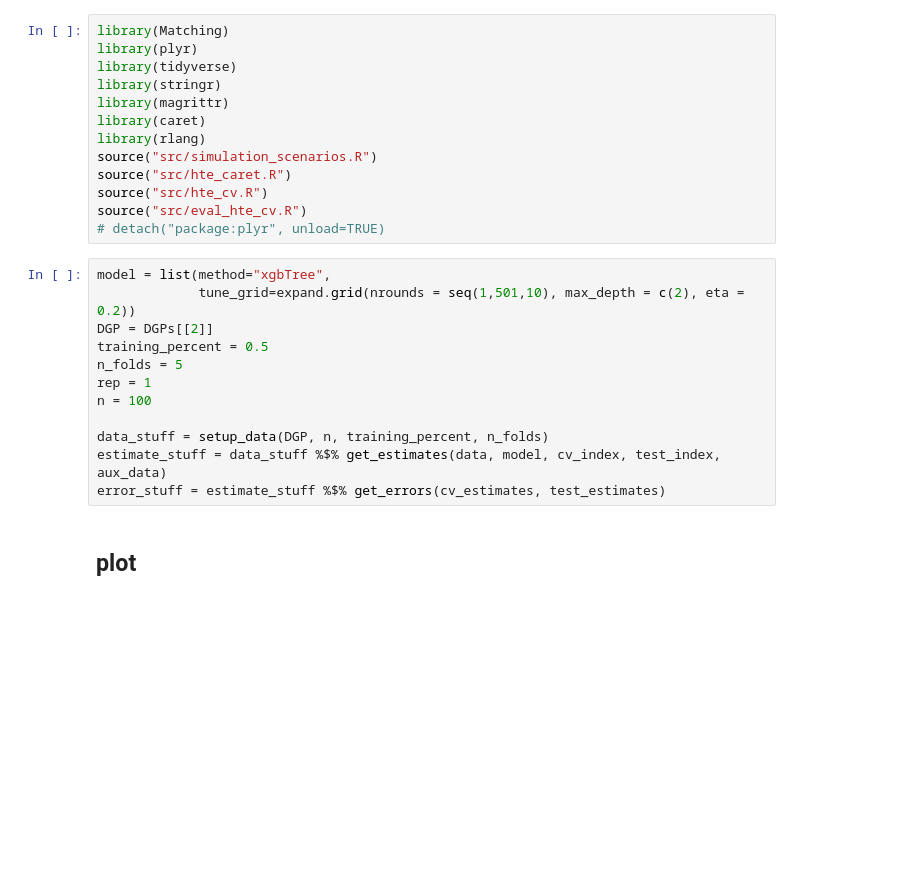
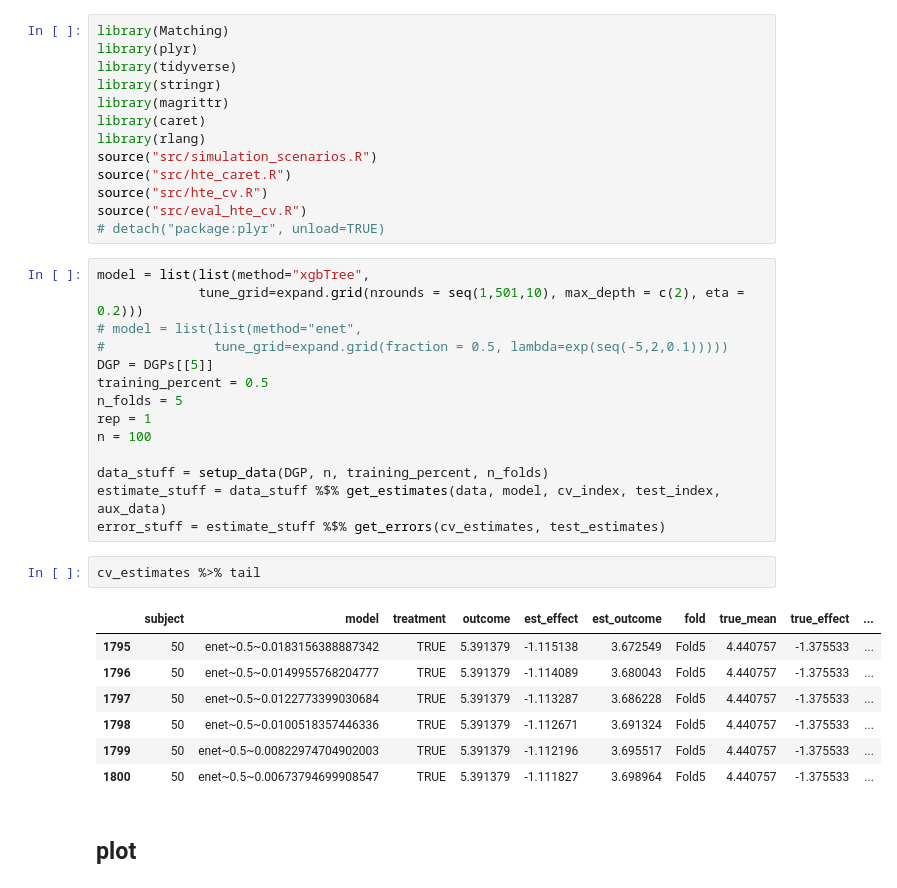
Before and after one commit to som-shahlab/ITE-model-selection, a Jupyter notebook: hte-cv-decision.ipynb, the cells around one changed output. Drawn from its saved outputs; the diff is of its cells as text; blank space fills up the shorter version.

```diff
--- a/hte-cv-decision.ipynb
+++ b/hte-cv-decision.ipynb
@@ -17,9 +17,11 @@ source("src/hte_cv.R")
 source("src/eval_hte_cv.R")
 # detach("package:plyr", unload=TRUE)
 # %%
-model = list(method="xgbTree",
-             tune_grid=expand.grid(nrounds = seq(1,501,10), max_depth = c(2), eta = 0.2))
-DGP = DGPs[[2]]
+model = list(list(method="xgbTree",
+             tune_grid=expand.grid(nrounds = seq(1,501,10), max_depth = c(2), eta = 0.2)))
+# model = list(list(method="enet",
+#              tune_grid=expand.grid(fraction = 0.5, lambda=exp(seq(-5,2,0.1)))))
+DGP = DGPs[[5]]
 training_percent = 0.5
 n_folds = 5
 rep = 1
@@ -28,6 +30,16 @@ n = 100
 data_stuff = setup_data(DGP, n, training_percent, n_folds)
 estimate_stuff = data_stuff %$% get_estimates(data, model, cv_index, test_index, aux_data)
 error_stuff = estimate_stuff %$% get_errors(cv_estimates, test_estimates)
+# %%
+cv_estimates %>% tail
+# %% [output]
+|  | subject | model | treatment | outcome | est_effect | est_outcome | fold | true_mean | true_effect | ... |
+| 1795 | 50 | enet~0.5~0.0183156388887342 | TRUE | 5.391379 | -1.115138 | 3.672549 | Fold5 | 4.440757 | -1.375533 | ... |
+| 1796 | 50 | enet~0.5~0.0149955768204777 | TRUE | 5.391379 | -1.114089 | 3.680043 | Fold5 | 4.440757 | -1.375533 | ... |
+| 1797 | 50 | enet~0.5~0.0122773399030684 | TRUE | 5.391379 | -1.113287 | 3.686228 | Fold5 | 4.440757 | -1.375533 | ... |
+| 1798 | 50 | enet~0.5~0.0100518357446336 | TRUE | 5.391379 | -1.112671 | 3.691324 | Fold5 | 4.440757 | -1.375533 | ... |
+| 1799 | 50 | enet~0.5~0.00822974704902003 | TRUE | 5.391379 | -1.112196 | 3.695517 | Fold5 | 4.440757 | -1.375533 | ... |
+| 1800 | 50 | enet~0.5~0.00673794699908547 | TRUE | 5.391379 | -1.111827 | 3.698964 | Fold5 | 4.440757 | -1.375533 | ... |
 # %% [markdown]
 ## plot
 # %%
```
Also changed, not shown: parts of 8 cells of this notebook, 1 other file.
